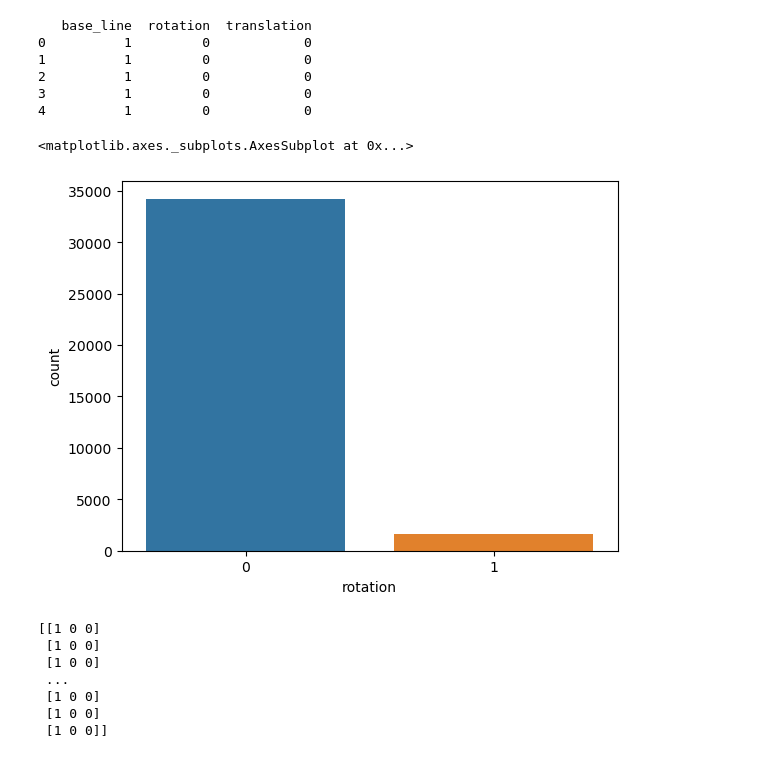
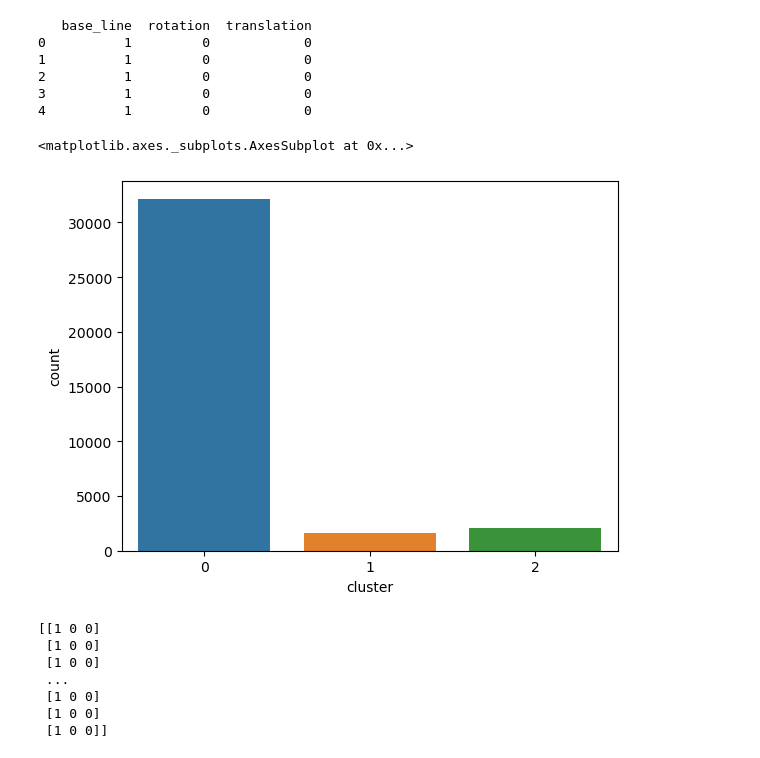
Before and after one commit to Rehan080374/panda_research, a Jupyter notebook: neural network.ipynb, the cells around one changed output. Saved outputs shown, nothing was run; the diff lists cells and outputs as text; code cells hidden in the pictures.

```diff
--- a/neural network.ipynb
+++ b/neural network.ipynb
@@ -36,10 +36,10 @@ print(y.head())
 3          1         0            0
 4          1         0            0
 # %%
-sns.countplot( x='rotation', data=y)
+sns.countplot( x='cluster', data=df)
 # %% [output]
 <matplotlib.axes._subplots.AxesSubplot at 0x...>
-[figure, old version]
+[figure, new version]
 # %%
 y= np.array(y)
 print(y)
```
Also changed, not shown: 3 other files.
